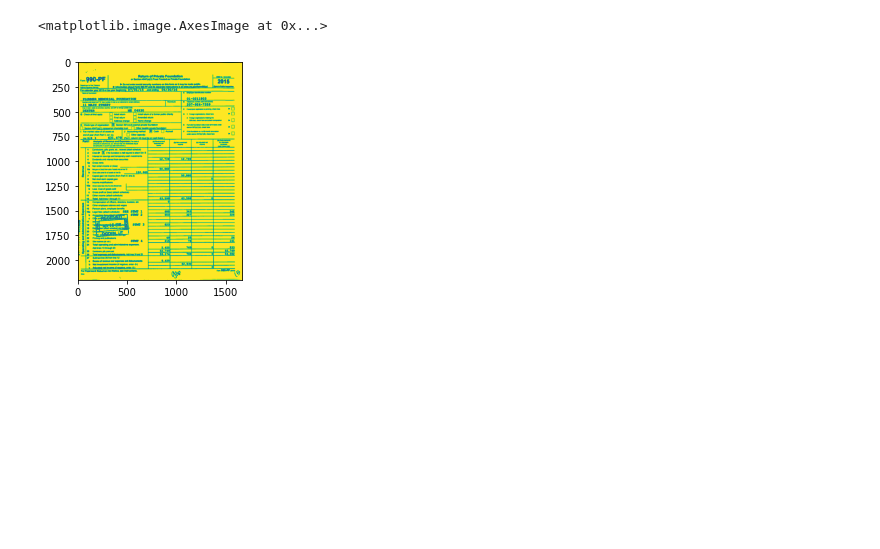
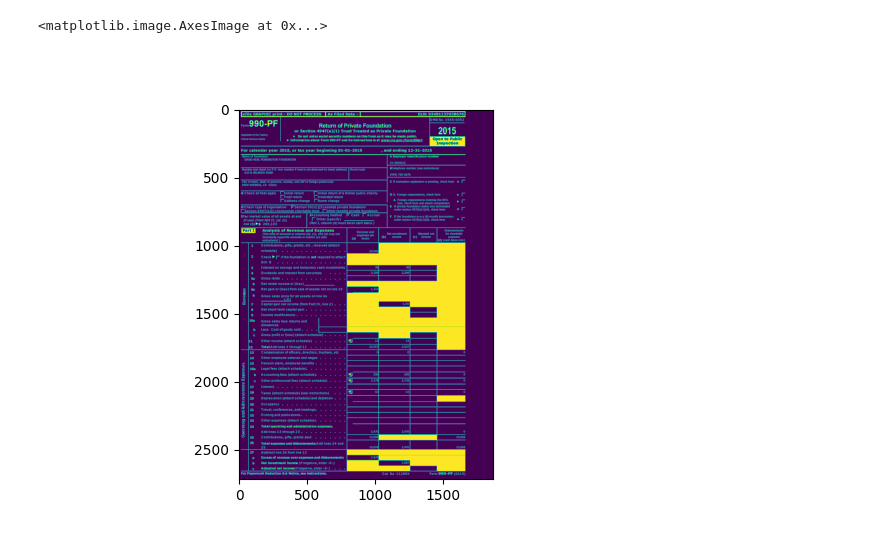
Before and after one commit to gokarna14/PDF_Segmentation, a Jupyter notebook: CODES/openCV.ipynb, the cells around one changed output. Cells and saved outputs as stored; diff of their text form; code cells hidden in the pictures; blank space fills up the shorter version.

```diff
--- a/CODES/openCV.ipynb
+++ b/CODES/openCV.ipynb
@@ -20,7 +37,11 @@ pixels = np.asarray(images[0])
 # %%
-gray = cv2.cvtColor(pixels, cv2.COLOR_BGR2GRAY)
+#Converting to Grayscale
+
+gray = skimage.color.rgb2gray(pixels)
+imgGray = np.copy(gray)
+
+figures, axes = plt.subplots(1,1)
+plt.imshow(gray)
+# %% [output]
+<matplotlib.image.AxesImage at 0x...>
+[figure, added]
-# %%
-plt.imshow(gray)
-# %% [output]
-<matplotlib.image.AxesImage at 0x...>
-[figure, removed]
```
Also changed, not shown: parts of 8 cells of this notebook.
